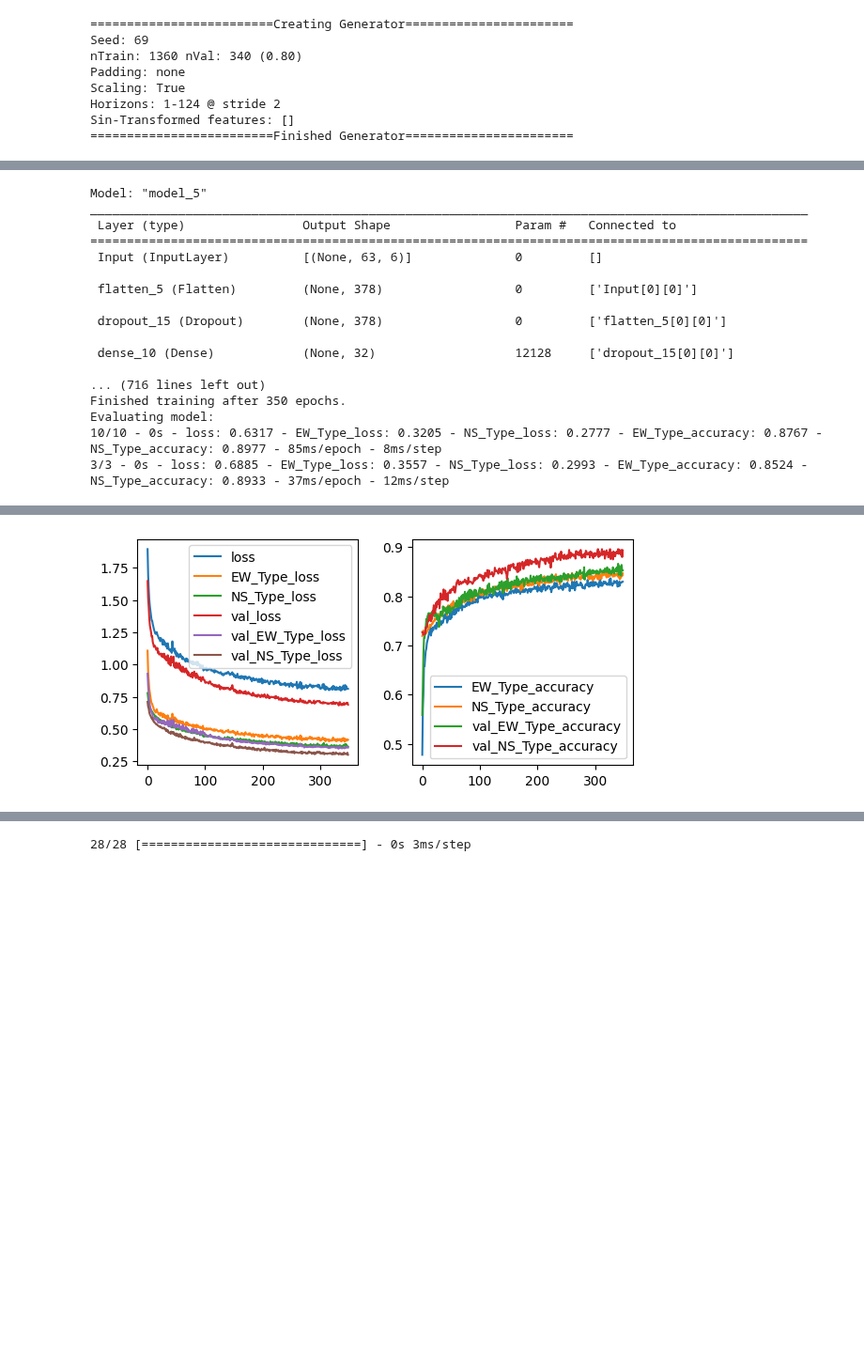
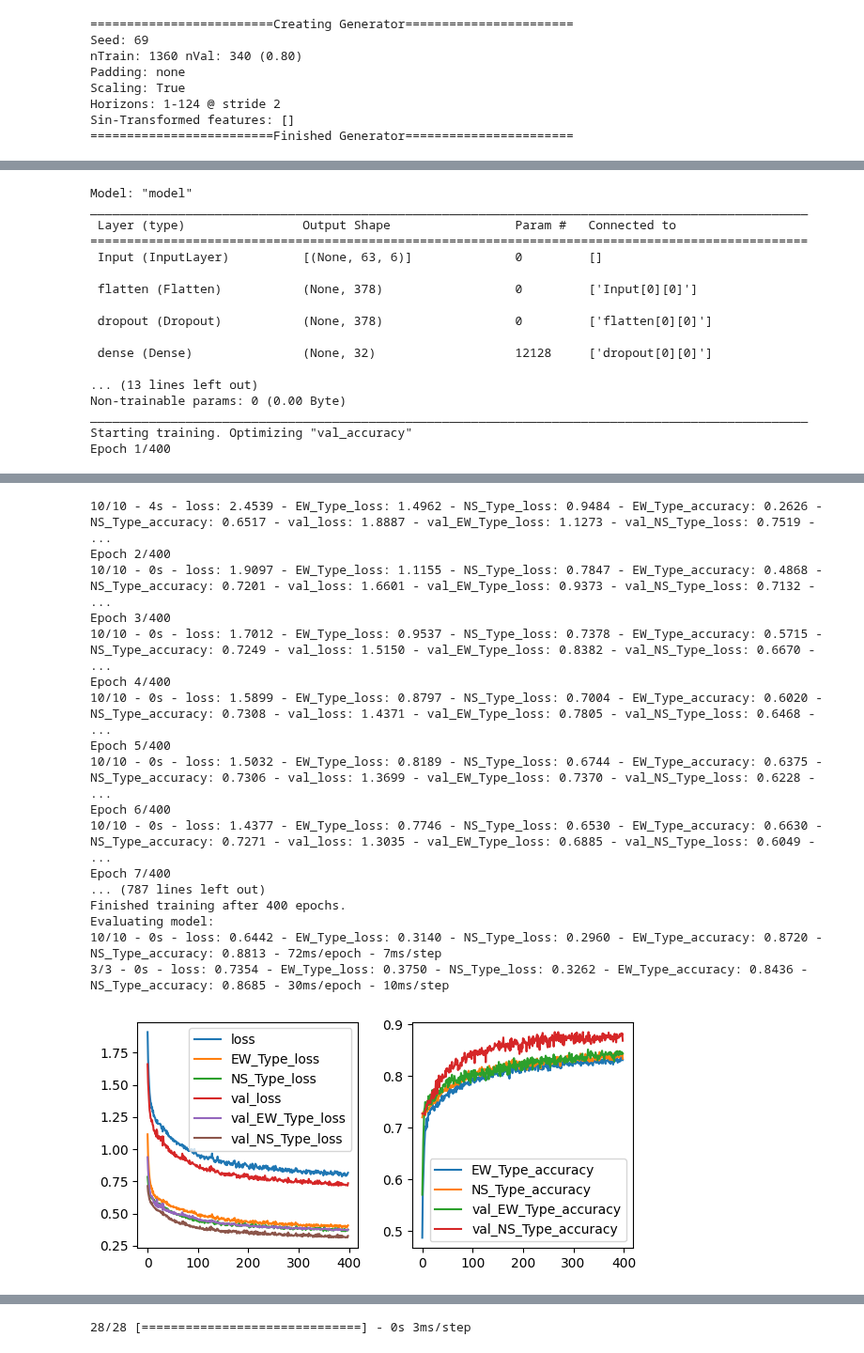
Before and after one commit to DavidBaldsiefen/splid-challenge, a Jupyter notebook: node_classifier.ipynb, the cells around one changed output, grey strips where cells are left out. Shown at 94% size. Cells and saved outputs as stored; diff of their text form; code cells hidden in the pictures; blank space fills up the shorter version.

```diff
--- a/node_classifier.ipynb
+++ b/node_classifier.ipynb
@@ -109,25 +109,25 @@ w_1 = 22.0
 w_2 = 16.0
 w_3 = 2.9
 
-hist = dense_model.fit(train_combined, val_ds=val_combined, epochs=350, verbose=2, plot_hist=True,
+hist = dense_model.fit(train_combined, val_ds=val_combined, epochs=400, verbose=2, plot_hist=True,
                        #class_weight={0: w_0, 1: w_1, 2: w_2, 3: w_3},
                        callbacks=[])
 #dense_model.model.save('models/ew_ns_classifier_new.hdf5')
 # %% [output]
-Model: "model_5"
+Model: "model"
 __________________________________________________________________________________________________
  Layer (type)                Output Shape                 Param #   Connected to
 ==================================================================================================
  Input (InputLayer)          [(None, 63, 6)]              0         []
 
- flatten_5 (Flatten)         (None, 378)                  0         ['Input[0][0]']
+ flatten (Flatten)           (None, 378)                  0         ['Input[0][0]']
 
- dropout_15 (Dropout)        (None, 378)                  0         ['flatten_5[0][0]']
+ dropout (Dropout)           (None, 378)                  0         ['flatten[0][0]']
 
- dense_10 (Dense)            (None, 32)                   12128     ['dropout_15[0][0]']
+ dense (Dense)               (None, 32)                   12128     ['dropout[0][0]']
 
-... (716 lines left out)
-Finished training after 350 epochs.
-Evaluating model:
-10/10 - 0s - loss: 0.6317 - EW_Type_loss: 0.3205 - NS_Type_loss: 0.2777 - EW_Type_accuracy: 0.8767 - NS_Type_accuracy: 0.8977 - 85ms/epoch - 8ms/step
-3/3 - 0s - loss: 0.6885 - EW_Type_loss: 0.3557 - NS_Type_loss: 0.2993 - EW_Type_accuracy: 0.8524 - NS_Type_accuracy: 0.8933 - 37ms/epoch - 12ms/step
+... (13 lines left out)
+Non-trainable params: 0 (0.00 Byte)
+__________________________________________________________________________________________________
+Starting training. Optimizing "val_accuracy"
+Epoch 1/400
@@ -134,2 +140,19 @@ Evaluating model:
+10/10 - 4s - loss: 2.4539 - EW_Type_loss: 1.4962 - NS_Type_loss: 0.9484 - EW_Type_accuracy: 0.2626 - NS_Type_accuracy: 0.6517 - val_loss: 1.8887 - val_EW_Type_loss: 1.1273 - val_NS_Type_loss: 0.7519 - ...
+Epoch 2/400
+10/10 - 0s - loss: 1.9097 - EW_Type_loss: 1.1155 - NS_Type_loss: 0.7847 - EW_Type_accuracy: 0.4868 - NS_Type_accuracy: 0.7201 - val_loss: 1.6601 - val_EW_Type_loss: 0.9373 - val_NS_Type_loss: 0.7132 - ...
+Epoch 3/400
+10/10 - 0s - loss: 1.7012 - EW_Type_loss: 0.9537 - NS_Type_loss: 0.7378 - EW_Type_accuracy: 0.5715 - NS_Type_accuracy: 0.7249 - val_loss: 1.5150 - val_EW_Type_loss: 0.8382 - val_NS_Type_loss: 0.6670 - ...
+Epoch 4/400
+10/10 - 0s - loss: 1.5899 - EW_Type_loss: 0.8797 - NS_Type_loss: 0.7004 - EW_Type_accuracy: 0.6020 - NS_Type_accuracy: 0.7308 - val_loss: 1.4371 - val_EW_Type_loss: 0.7805 - val_NS_Type_loss: 0.6468 - ...
+Epoch 5/400
+10/10 - 0s - loss: 1.5032 - EW_Type_loss: 0.8189 - NS_Type_loss: 0.6744 - EW_Type_accuracy: 0.6375 - NS_Type_accuracy: 0.7306 - val_loss: 1.3699 - val_EW_Type_loss: 0.7370 - val_NS_Type_loss: 0.6228 - ...
+Epoch 6/400
+10/10 - 0s - loss: 1.4377 - EW_Type_loss: 0.7746 - NS_Type_loss: 0.6530 - EW_Type_accuracy: 0.6630 - NS_Type_accuracy: 0.7271 - val_loss: 1.3035 - val_EW_Type_loss: 0.6885 - val_NS_Type_loss: 0.6049 - ...
+Epoch 7/400
+... (787 lines left out)
+Finished training after 400 epochs.
+Evaluating model:
+10/10 - 0s - loss: 0.6442 - EW_Type_loss: 0.3140 - NS_Type_loss: 0.2960 - EW_Type_accuracy: 0.8720 - NS_Type_accuracy: 0.8813 - 72ms/epoch - 7ms/step
+3/3 - 0s - loss: 0.7354 - EW_Type_loss: 0.3750 - NS_Type_loss: 0.3262 - EW_Type_accuracy: 0.8436 - NS_Type_accuracy: 0.8685 - 30ms/epoch - 10ms/step
-[figure, old version]
+[figure, new version]
 # %%
```
Also changed, not shown: parts of 6 cells of this notebook, 5 other files.
